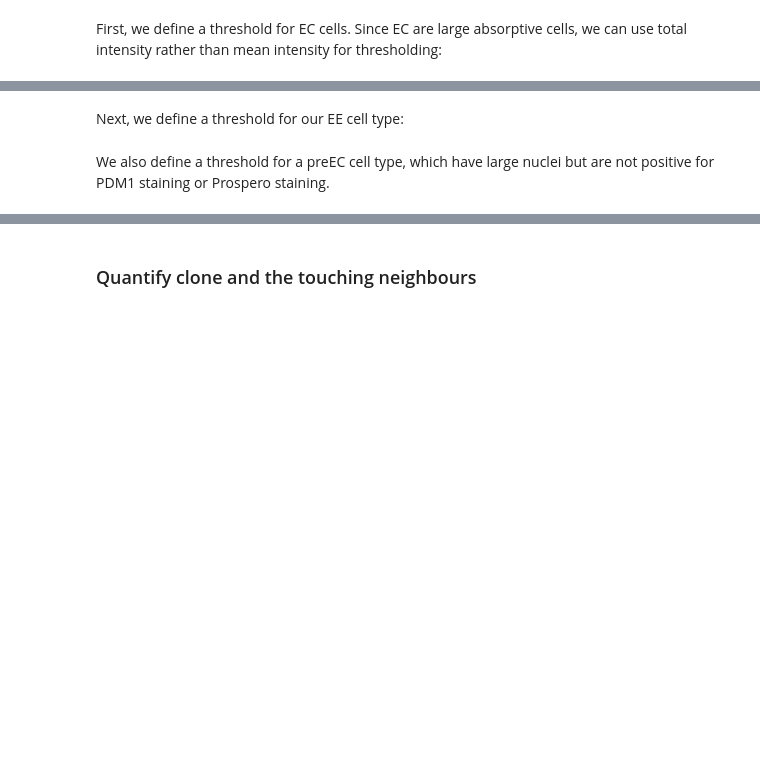
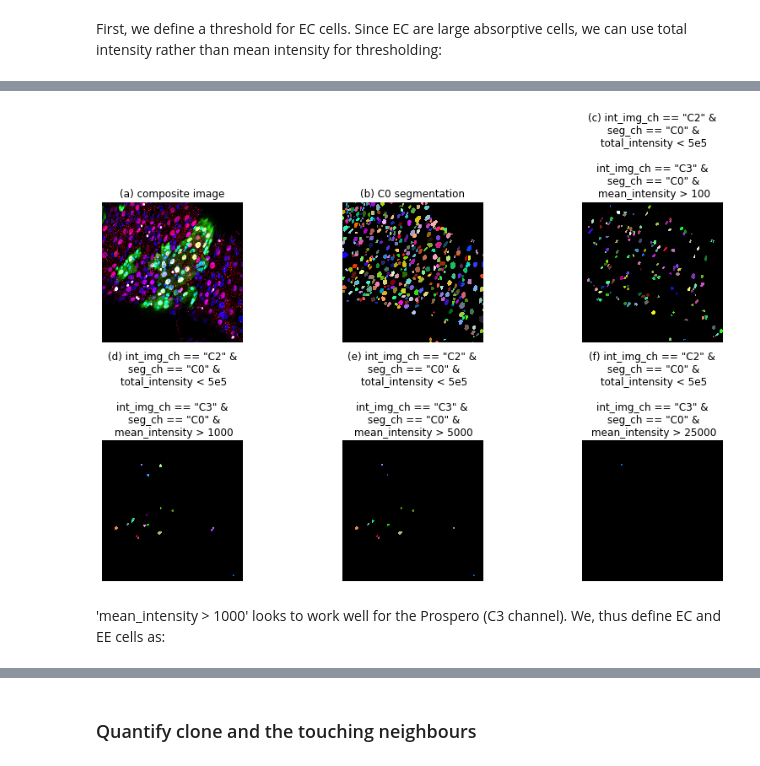
Before and after one commit to morriso1/clonedetective, a Jupyter notebook: 03_Tutorial_Walkthrough.ipynb, the cells around one changed output, grey strips where cells are left out. Saved outputs shown, nothing was run; the diff lists cells and outputs as text; code cells hidden in the pictures; blank space fills up the shorter version.

```diff
--- a/03_Tutorial_Walkthrough.ipynb
+++ b/03_Tutorial_Walkthrough.ipynb
@@ -462,3 +483,30 @@ exp.results_measurements = exp.results_measurements.eval(
+# %%
+exp.testing_possible_thresholds(
+    int_img="a1g10p1",
+    thresholds=[
+        [
+        'int_img_ch == "C2" & seg_ch == "C0" & total_intensity < 5e5',
+        'int_img_ch == "C3" & seg_ch == "C0" & mean_intensity > 100',
+        ],
+        [
+        'int_img_ch == "C2" & seg_ch == "C0" & total_intensity < 5e5',
+        'int_img_ch == "C3" & seg_ch == "C0" & mean_intensity > 1000',
+        ],
+        [
+        'int_img_ch == "C2" & seg_ch == "C0" & total_intensity < 5e5',
+        'int_img_ch == "C3" & seg_ch == "C0" & mean_intensity > 5000',
+        ],
+         [
+        'int_img_ch == "C2" & seg_ch == "C0" & total_intensity < 5e5',
+        'int_img_ch == "C3" & seg_ch == "C0" & mean_intensity > 25000',
+        ]
+    ],
+    interpolation="none",
+)
+# %% [output]
+[figure, added]
+# %% [markdown]
+'mean_intensity > 1000' looks to work well for the Prospero (C3 channel). We, thus define EC and EE cells as:
 # %%
 exp.add_clones_and_neighbouring_labels(
     thresholds=[
@@ -468,8 +516,6 @@ exp.add_clones_and_neighbouring_labels(
     thresh_name="EC",
     calc_clones=False,
 )
-# %% [markdown]
-Next, we define a threshold for our EE cell type:
 # %%
 exp.add_clones_and_neighbouring_labels(
     thresholds=[
@@ -479,5 +525,3 @@ exp.add_clones_and_neighbouring_labels(
     thresh_name="EE",
     calc_clones=False,
 )
-# %% [markdown]
-We also define a threshold for a preEC cell type, which have large nuclei but are not positive for PDM1 staining or Prospero staining.
```
Also changed, not shown: parts of 16 cells of this notebook, 5 other files.
